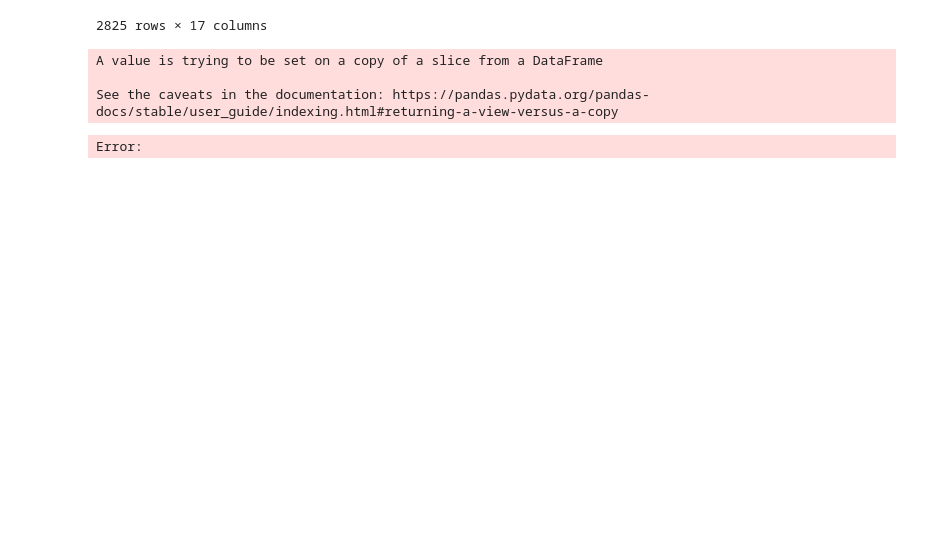
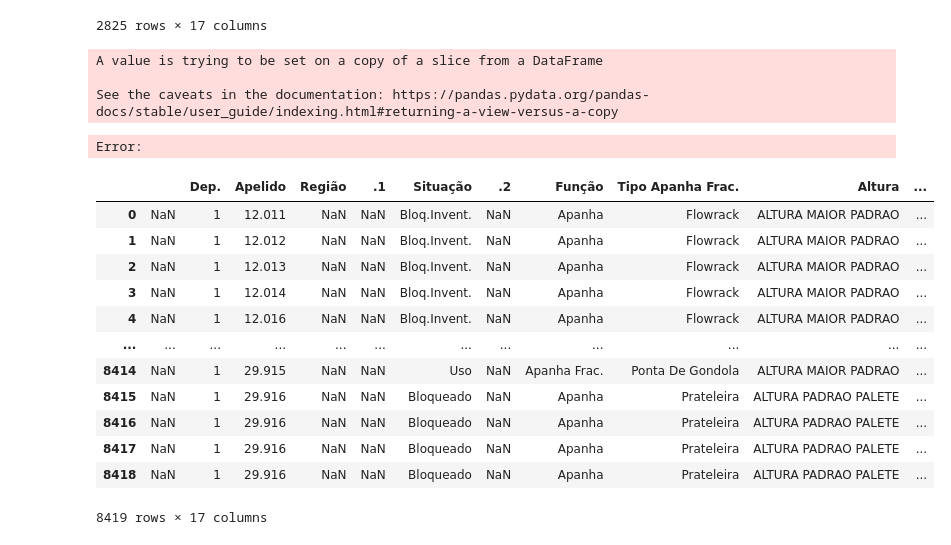
Before and after one commit to renandelamorena/Projeto_Curva_ABC, a Jupyter notebook: testes.ipynb, the cells around one changed output. Drawn from its saved outputs; the diff is of its cells as text; code cells hidden in the pictures; blank space fills up the shorter version.

Commit message:
Adicionando feature de metricas de ocupação de fracionado

```diff
--- a/testes.ipynb
+++ b/testes.ipynb
@@ -23,6 +23,9 @@ local_frac = pd.read_excel(caminho_absoluto('data/analise_curva_abc/local/datase
 armazenagens = pd.read_excel(caminho_absoluto('data/tratamento_curva_abc/datasets/armazenagens.xlsx'))
 armazenagens_estoque = pd.read_excel(caminho_absoluto('data/tratamento_curva_abc/datasets/armazenagens_estoque.xlsx'))
 armazenagens_estoque.fillna('-', inplace=True)
+# %%
+fracionado = pd.read_excel(caminho_absoluto('data/tratamento_curva_abc/datasets/fracionado.xlsx'))
+fracionado_estoque = pd.read_excel(caminho_absoluto('data/tratamento_curva_abc/datasets/fracionado_estoque.xlsx'))
 # %%
 situacao_final.iloc[[0]]
 # %% [output]
@@ -303,0 +181,16 @@ if total_de_saida_desejada != 0:
+# %%
+fracionado
+# %% [output]
+|  |  | Dep. | Apelido | Região | .1 | Situação | .2 | Função | Tipo Apanha Frac. | Altura | ... |
+| 0 | NaN | 1 | 12.011 | NaN | NaN | Bloq.Invent. | NaN | Apanha | Flowrack | ALTURA MAIOR PADRAO | ... |
+| 1 | NaN | 1 | 12.012 | NaN | NaN | Bloq.Invent. | NaN | Apanha | Flowrack | ALTURA MAIOR PADRAO | ... |
+| 2 | NaN | 1 | 12.013 | NaN | NaN | Bloq.Invent. | NaN | Apanha | Flowrack | ALTURA MAIOR PADRAO | ... |
+| 3 | NaN | 1 | 12.014 | NaN | NaN | Bloq.Invent. | NaN | Apanha | Flowrack | ALTURA MAIOR PADRAO | ... |
+| 4 | NaN | 1 | 12.016 | NaN | NaN | Bloq.Invent. | NaN | Apanha | Flowrack | ALTURA MAIOR PADRAO | ... |
+| ... | ... | ... | ... | ... | ... | ... | ... | ... | ... | ... | ... |
+| 8414 | NaN | 1 | 29.915 | NaN | NaN | Uso | NaN | Apanha Frac. | Ponta De Gondola | ALTURA MAIOR PADRAO | ... |
+| 8415 | NaN | 1 | 29.916 | NaN | NaN | Bloqueado | NaN | Apanha | Prateleira | ALTURA PADRAO PALETE | ... |
+| 8416 | NaN | 1 | 29.916 | NaN | NaN | Bloqueado | NaN | Apanha | Prateleira | ALTURA PADRAO PALETE | ... |
+| 8417 | NaN | 1 | 29.916 | NaN | NaN | Bloqueado | NaN | Apanha | Prateleira | ALTURA PADRAO PALETE | ... |
+| 8418 | NaN | 1 | 29.916 | NaN | NaN | Bloqueado | NaN | Apanha | Prateleira | ALTURA PADRAO PALETE | ... |
+8419 rows × 17 columns
```
Also changed, not shown: parts of 5 cells of this notebook, 1 other file.
